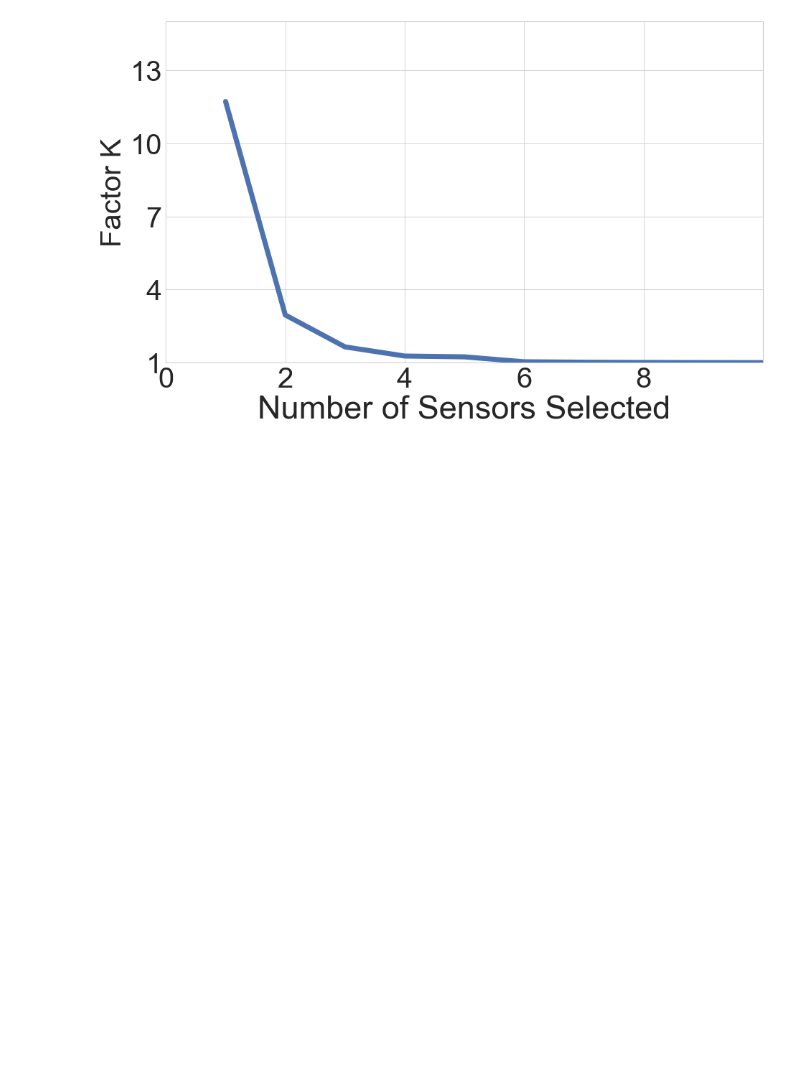
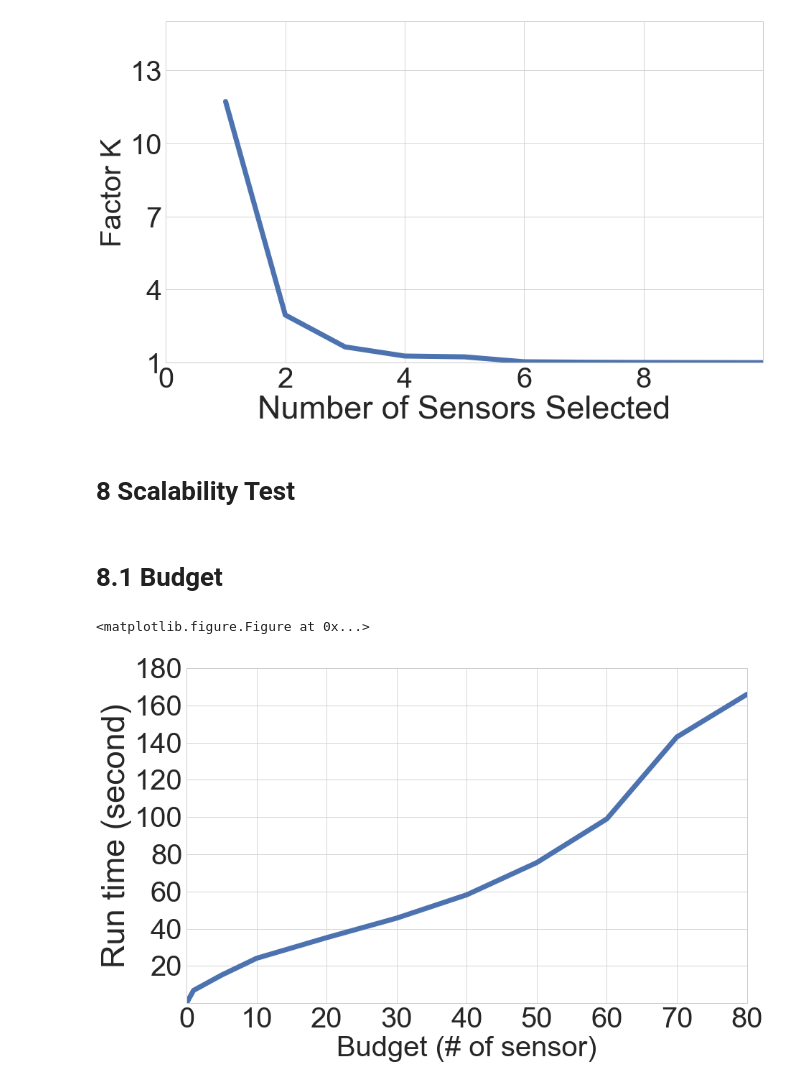
Before and after one commit to Wings-Lab/SelectSensor, a Jupyter notebook: plots.ipynb, the cells around one changed output. Saved outputs shown, nothing was run; the diff lists cells and outputs as text; code cells hidden in the pictures; blank space fills up the shorter version.

Commit message:
scalability test plots

```diff
--- a/plots.ipynb
+++ b/plots.ipynb
@@ -627,3 +627,56 @@ plt.savefig('plot20/factor-k.pdf')
 plt.show()
 # %% [output]
 [figure]
+# %% [markdown]
+# 8 Scalability Test
+# %% [markdown]
+# 8.1 Budget
+# %%
+from matplotlib import rcParams
+rcParams.update({'figure.autolayout': True})
+def_figsize = 56, 20
+#rcParams['figure.figsize'] = 28, 20
+
+plt.style.use('seaborn-paper')
+sns.set(context='paper', font_scale=1.6)
+sns.set_style("whitegrid")
+SMALL_SIZE = 40
+MEDIUM_SIZE = 40
+BIGGER_SIZE = 40
+#
+plt.rc('font', size=SMALL_SIZE)          # controls default text sizes
+plt.rc('axes', titlesize=SMALL_SIZE)     # fontsize of the axes title
+plt.rc('axes', labelsize=MEDIUM_SIZE)    # fontsize of the x and y labels
+plt.rc('xtick', labelsize=SMALL_SIZE)    # fontsize of the tick labels
+plt.rc('ytick', labelsize=SMALL_SIZE)    # fontsize of the tick labels
+plt.rc('legend', fontsize=SMALL_SIZE)    # legend fontsize
+plt.rc('figure', titlesize=BIGGER_SIZE) # fontsize of the figure title
+
+df = pd.read_csv('plot_data64/budget.csv', header=None)
+
+
+X, Y = df[0].tolist(), df[1].tolist()
+
+X.insert(0, 0)
+Y.insert(0, 0)
+
+rcParams['lines.linewidth'] = 7
+
+plt.figure(figsize=(14,9))
+#plt.setp(linewidth=4)
+plt.plot(X, Y, linestyle='-')
+#plt.legend(['Greedy'], prop={'size':40})
+plt.xlabel('Budget (# of sensor)', fontsize=40)
+plt.ylabel('Run time (second)', fontsize=45)
+x_axis = np.arange(0, 81, 10)
+plt.xticks(x_axis)
+y_axis = np.arange(20, 200, 20)
+plt.yticks(y_axis)
+plt.xlim([0, 80])
+plt.ylim([0, 180])
+
+plt.show()
+plt.savefig('plot64/budget.pdf')
+# %% [output]
+<matplotlib.figure.Figure at 0x...>
+[figure, added]
```
Also changed, not shown: parts of 4 cells of this notebook, 6 other files.
